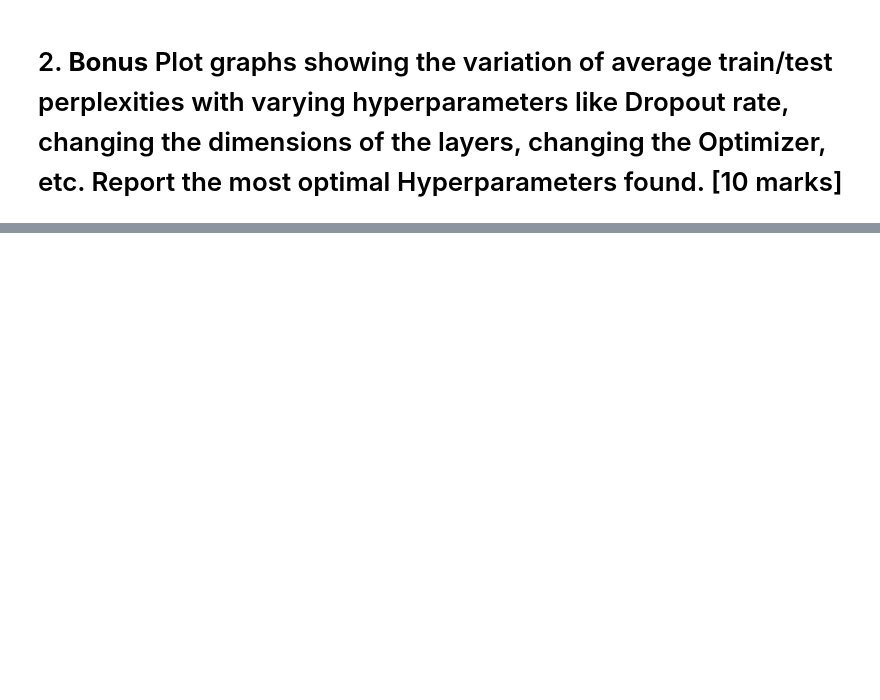
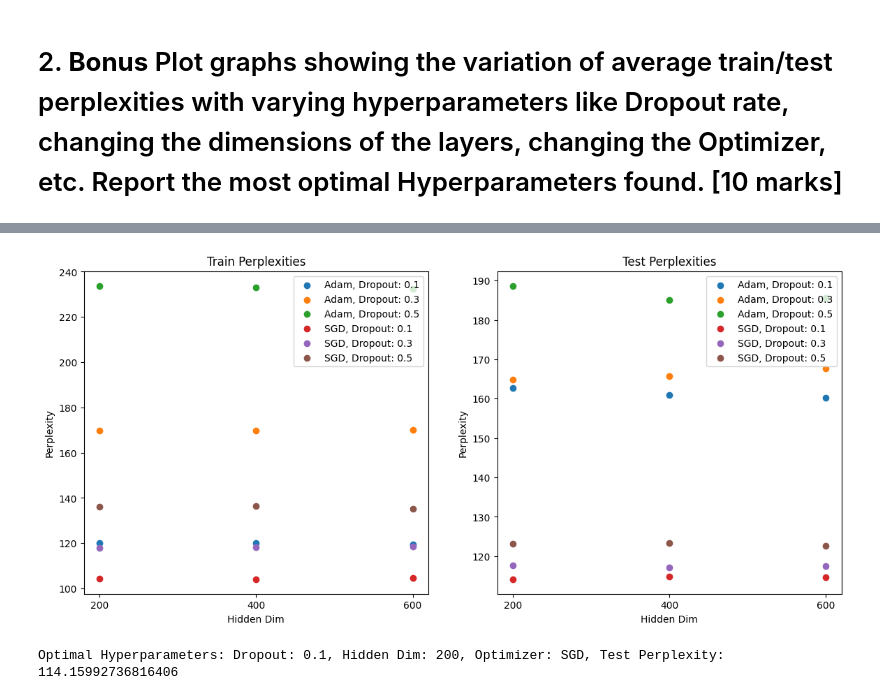
Before and after one commit to prakharjain3/language-modeling-lstm-neural-network-model-transformers, a Jupyter notebook: Q1.ipynb, the cells around one changed output, grey strips where cells are left out. Drawn from its saved outputs; the diff is of its cells as text; code cells hidden in the pictures; blank space fills up the shorter version.

```diff
--- a/Q1.ipynb
+++ b/Q1.ipynb
@@ -209,0 +187,11 @@ Test Loss: 5.2591 Test Perplexity: 192.3162
+# %%
+n_epochs = 10
+
+for epoch in tqdm(range(n_epochs), desc="Epochs", leave=False):
+    train_loss, train_perplexity = train_one_epoch(model, train_loader, criterion, optimizer)
+    val_loss, val_perplexity = evaluate(model, val_loader, criterion)
+    print(f"Epoch {epoch + 1}/{n_epochs} Train Loss: {train_loss:.4f} Train Perplexity: {train_perplexity:.4f} Val Loss: {val_loss:.4f} Val Perplexity: {val_perplexity:.4f}")
+
+
+test_loss, test_perplexity = test(model, test_loader, criterion)
+print(f"Test Loss: {test_loss:.4f} Test Perplexity: {test_perplexity:.4f}")
@@ -222,0 +329,40 @@ SyntaxError: expression expected after dictionary key and ':' (686894790.py, lin
+# %%
+fig, ax = plt.subplots(1, 2, figsize=(14, 6))
+
+# Plot train perplexities
+for optimizer_name in optimizers:
+    for dropout in dropout_rates:
+        train_perplexities = [res[3] for res in results if res[0] == dropout and res[2] == optimizer_name]
+        hidden_dims_for_optimizer = [res[1] for res in results if res[0] == dropout and res[2] == optimizer_name]
+        indices = range(len(hidden_dims_for_optimizer))
+        ax[0].scatter(indices, train_perplexities, label=f'{optimizer_name}, Dropout: {dropout}')
+
+ax[0].set_title('Train Perplexities')
+ax[0].set_xlabel('Hidden Dim')
+ax[0].set_ylabel('Perplexity')
+ax[0].set_xticks(indices)
+ax[0].set_xticklabels(hidden_dims_for_optimizer)
+ax[0].legend()
+
+# Plot test perplexities
+for optimizer_name in optimizers:
+    for dropout in dropout_rates:
+        test_perplexities = [res[4] for res in results if res[0] == dropout and res[2] == optimizer_name]
+        hidden_dims_for_optimizer = [res[1] for res in results if res[0] == dropout and res[2] == optimizer_name]
+        indices = range(len(hidden_dims_for_optimizer))
+        ax[1].scatter(indices, test_perplexities, label=f'{optimizer_name}, Dropout: {dropout}')
+
+ax[1].set_title('Test Perplexities')
+ax[1].set_xlabel('Hidden Dim')
+ax[1].set_ylabel('Perplexity')
+ax[1].set_xticks(indices)
+ax[1].set_xticklabels(hidden_dims_for_optimizer)
+ax[1].legend()
+
+plt.show()
+
+optimal_hyperparams = min(results, key=lambda x: x[4])
+print(f"Optimal Hyperparameters: Dropout: {optimal_hyperparams[0]}, Hidden Dim: {optimal_hyperparams[1]}, Optimizer: {optimal_hyperparams[2]}, Test Perplexity: {optimal_hyperparams[4]}")
+# %% [output]
+[figure, added]
+Optimal Hyperparameters: Dropout: 0.1, Hidden Dim: 200, Optimizer: SGD, Test Perplexity: 114.15992736816406
```
Also changed, not shown: parts of 4 cells of this notebook, 1 other file.
